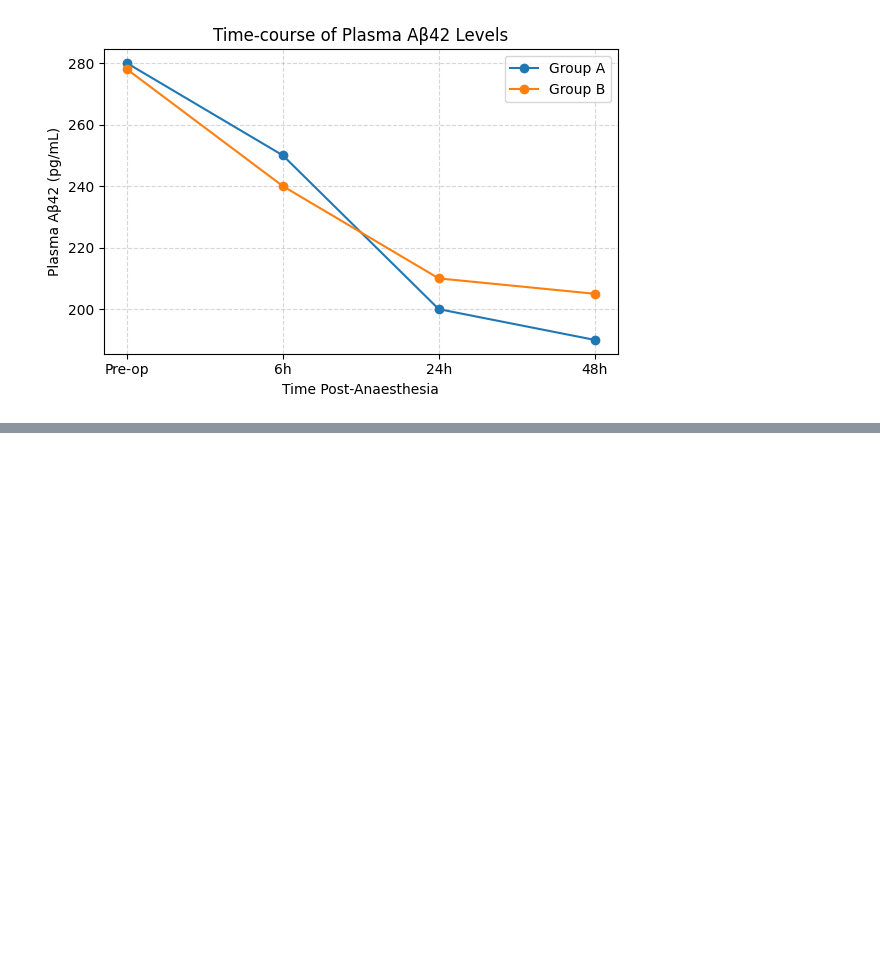
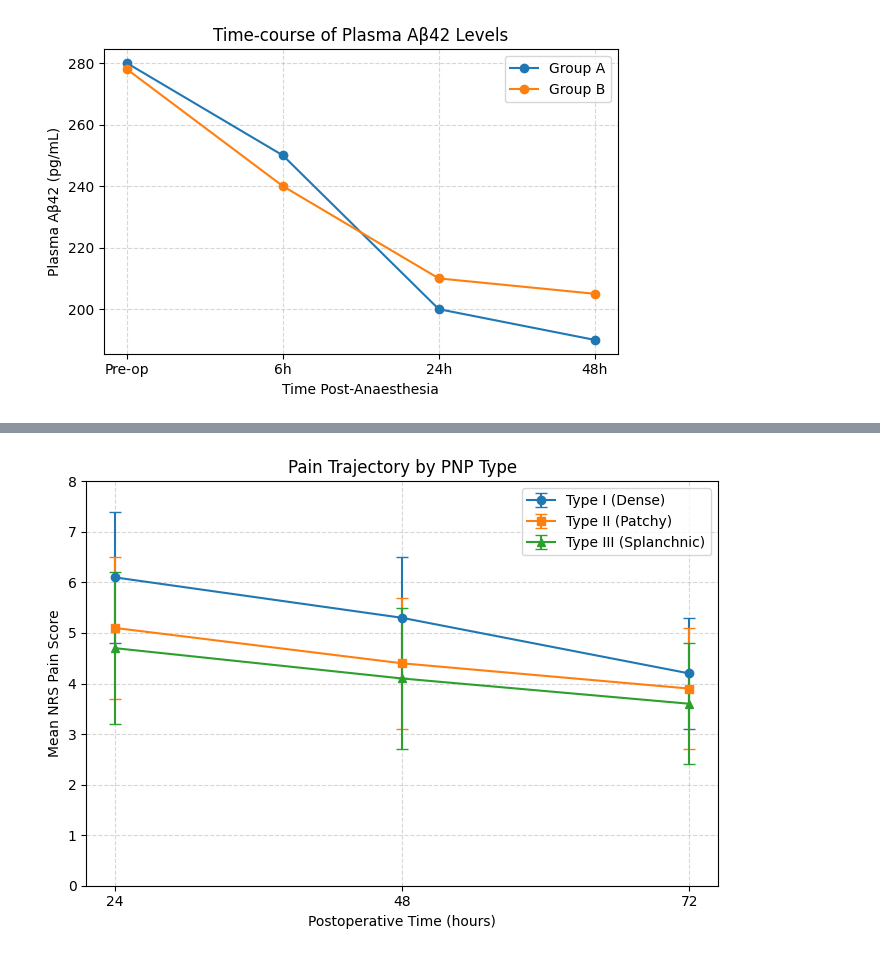
Before and after one commit to YuktiTripathi/Learn-Practice, a Jupyter notebook: graphs.ipynb, the cells around one changed output, grey strips where cells are left out. Cells and saved outputs as stored; diff of their text form; code cells hidden in the pictures; blank space fills up the shorter version.

```diff
--- a/graphs.ipynb
+++ b/graphs.ipynb
@@ -237,0 +238,37 @@ plt.show()
+# %%
+import pandas as pd
+import matplotlib.pyplot as plt
+
+# --- Simulated mean ± SD data from the manuscript ---
+data = {
+    'Time (hours)': [24, 48, 72],
+    'Type I mean': [6.1, 5.3, 4.2],
+    'Type I sd':   [1.3, 1.2, 1.1],
+    'Type II mean':[5.1, 4.4, 3.9],
+    'Type II sd':  [1.4, 1.3, 1.2],
+    'Type III mean':[4.7, 4.1, 3.6],
+    'Type III sd': [1.5, 1.4, 1.2]
+}
+df = pd.DataFrame(data)
+
+# --- Plot ---
+plt.figure(figsize=(7,5))
+plt.errorbar(df['Time (hours)'], df['Type I mean'], yerr=df['Type I sd'],
+             marker='o', capsize=4, label='Type I (Dense)')
+plt.errorbar(df['Time (hours)'], df['Type II mean'], yerr=df['Type II sd'],
+             marker='s', capsize=4, label='Type II (Patchy)')
+plt.errorbar(df['Time (hours)'], df['Type III mean'], yerr=df['Type III sd'],
+             marker='^', capsize=4, label='Type III (Splanchnic)')
+
+plt.title('Pain Trajectory by PNP Type')
+plt.xlabel('Postoperative Time (hours)')
+plt.ylabel('Mean NRS Pain Score')
+plt.xticks([24,48,72])
+plt.ylim(0,8)
+plt.grid(True, linestyle='--', alpha=0.5)
+plt.legend()
+plt.tight_layout()
+plt.savefig('pain trajectory by PNP type')
+plt.show()
+# %% [output]
+[figure, added]
```
Also changed, not shown: parts of 1 cell of this notebook, 1 other file.
